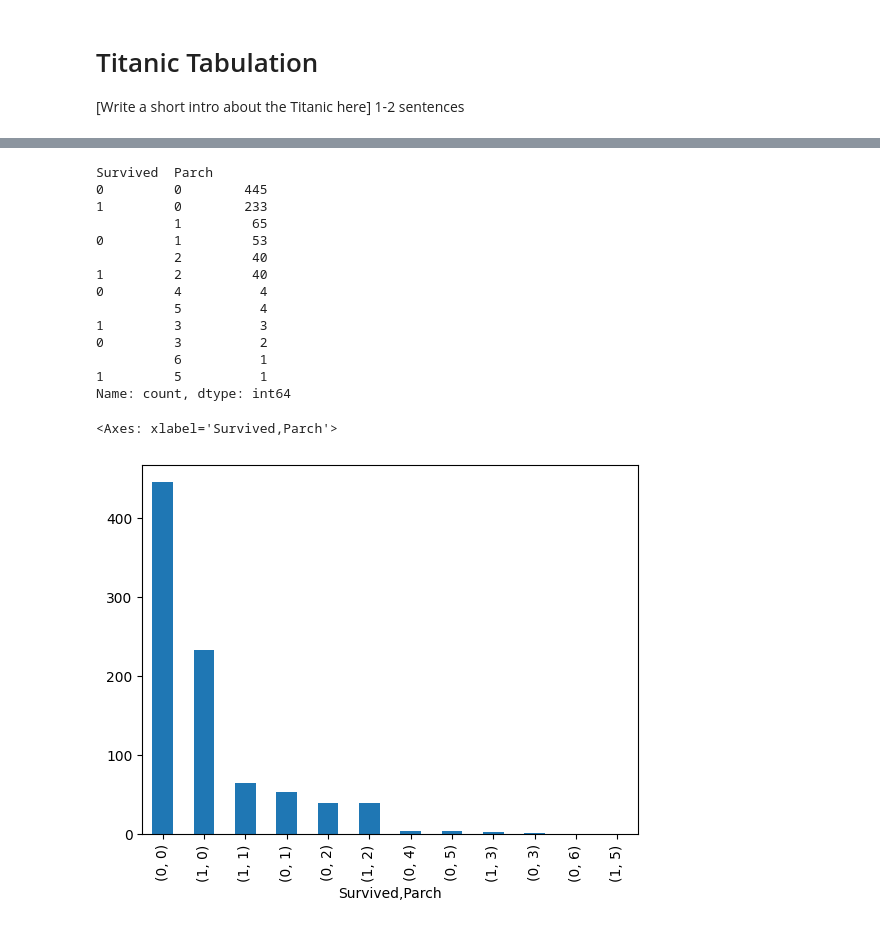
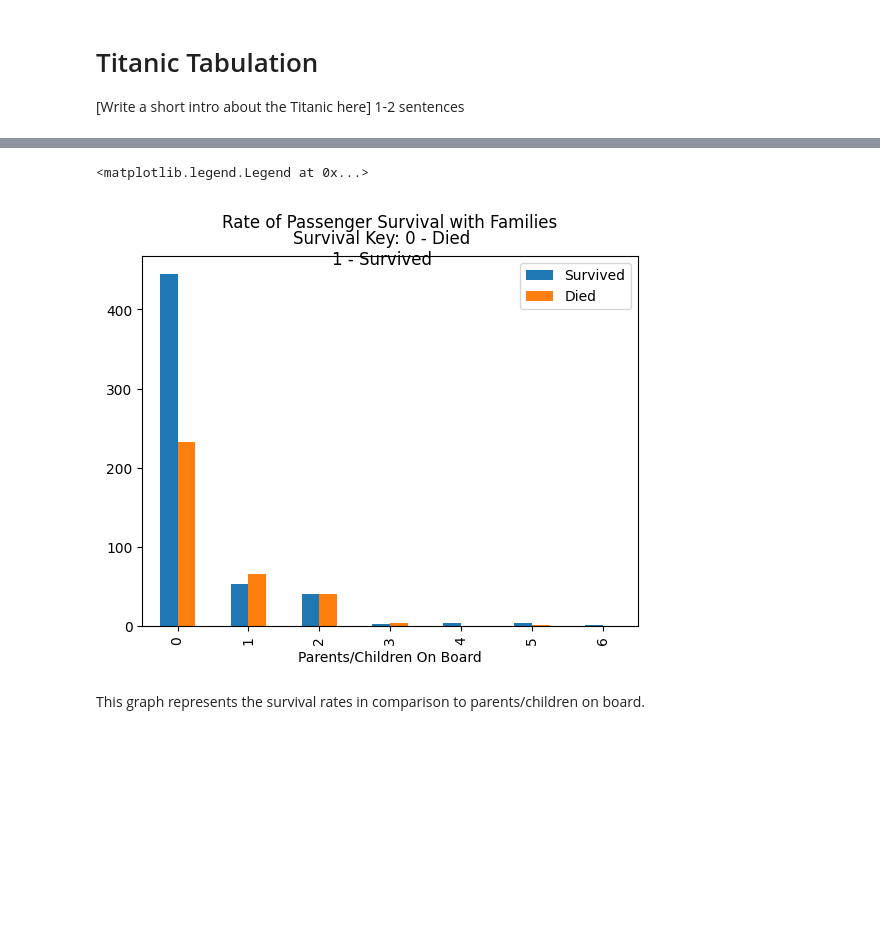
Before and after one commit to adalei1801/unit-3-data-science, a Jupyter notebook: 02_titanic.ipynb, the cells around one changed output, grey strips where cells are left out. Drawn from its saved outputs; the diff is of its cells as text; code cells hidden in the pictures; blank space fills up the shorter version.

```diff
--- a/02_titanic.ipynb
+++ b/02_titanic.ipynb
@@ -46,21 +38,13 @@ Question Were passengers with families on board more likely to survive than pass
-# %%
-survival = titanic_df[['Survived', 'Parch']].value_counts()
-
-survival.plot.bar()
-# %% [output]
-Survived  Parch
-0         0        445
-1         0        233
-          1         65
-0         1         53
-          2         40
-1         2         40
-0         4          4
-          5          4
-1         3          3
-0         3          2
-          6          1
-1         5          1
-Name: count, dtype: int64
-<Axes: xlabel='Survived,Parch'>
-[figure, removed]
+# %%
+survival = titanic_df[['Parch', 'Survived',]].value_counts()
+
+survival.unstack().plot.bar()
+plt.title("Rate of Passenger Survival with Families\n")
+plt.suptitle("\nSurvival Key: 0 - Died\n1 - Survived")
+plt.xlabel("Parents/Children On Board")
+plt.legend(["Survived", "Died"])
+# %% [output]
+<matplotlib.legend.Legend at 0x...>
+[figure, added]
+# %% [markdown]
+This graph represents the survival rates in comparison to parents/children on board.
```
Also changed, not shown: parts of 9 cells of this notebook.
